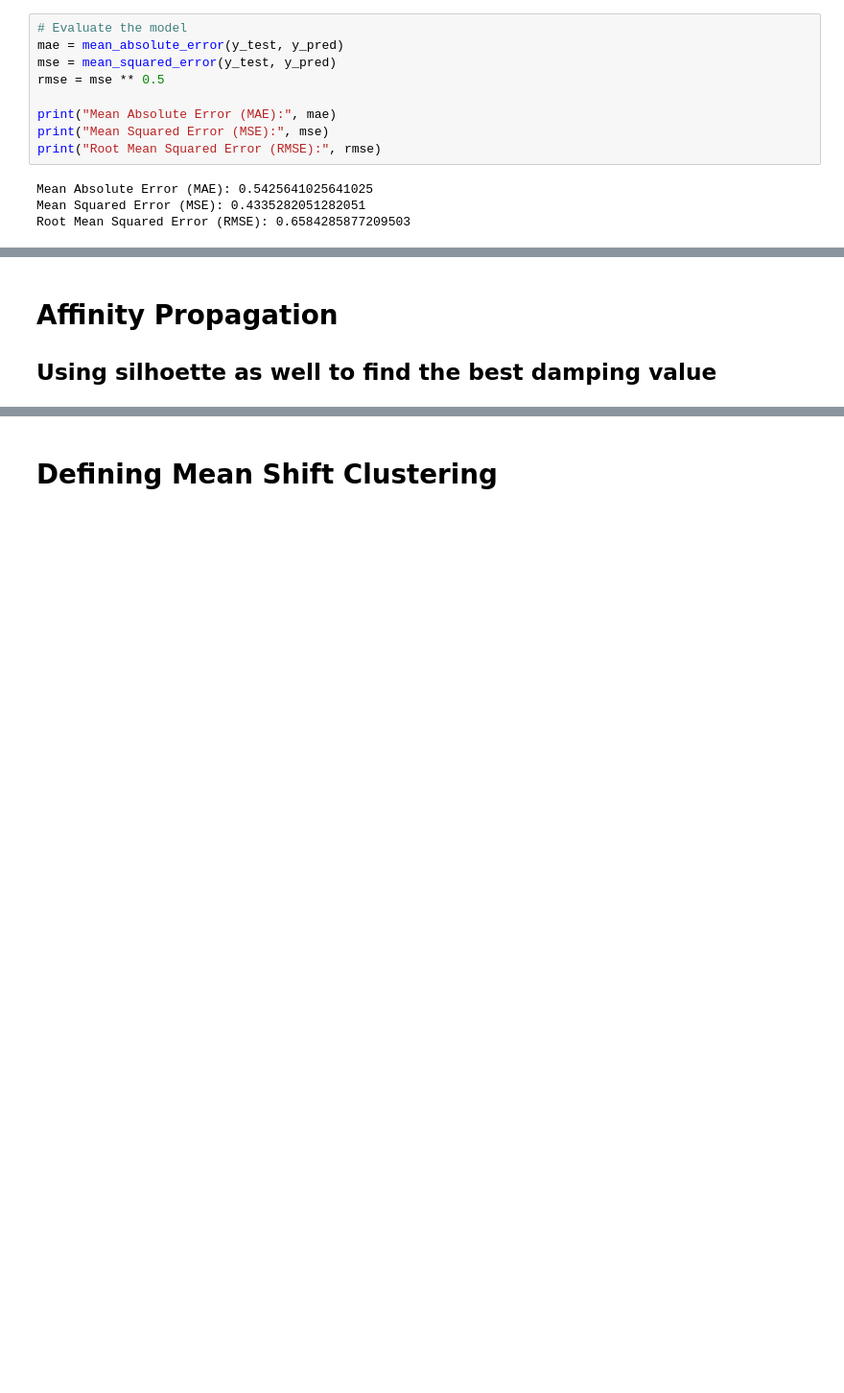
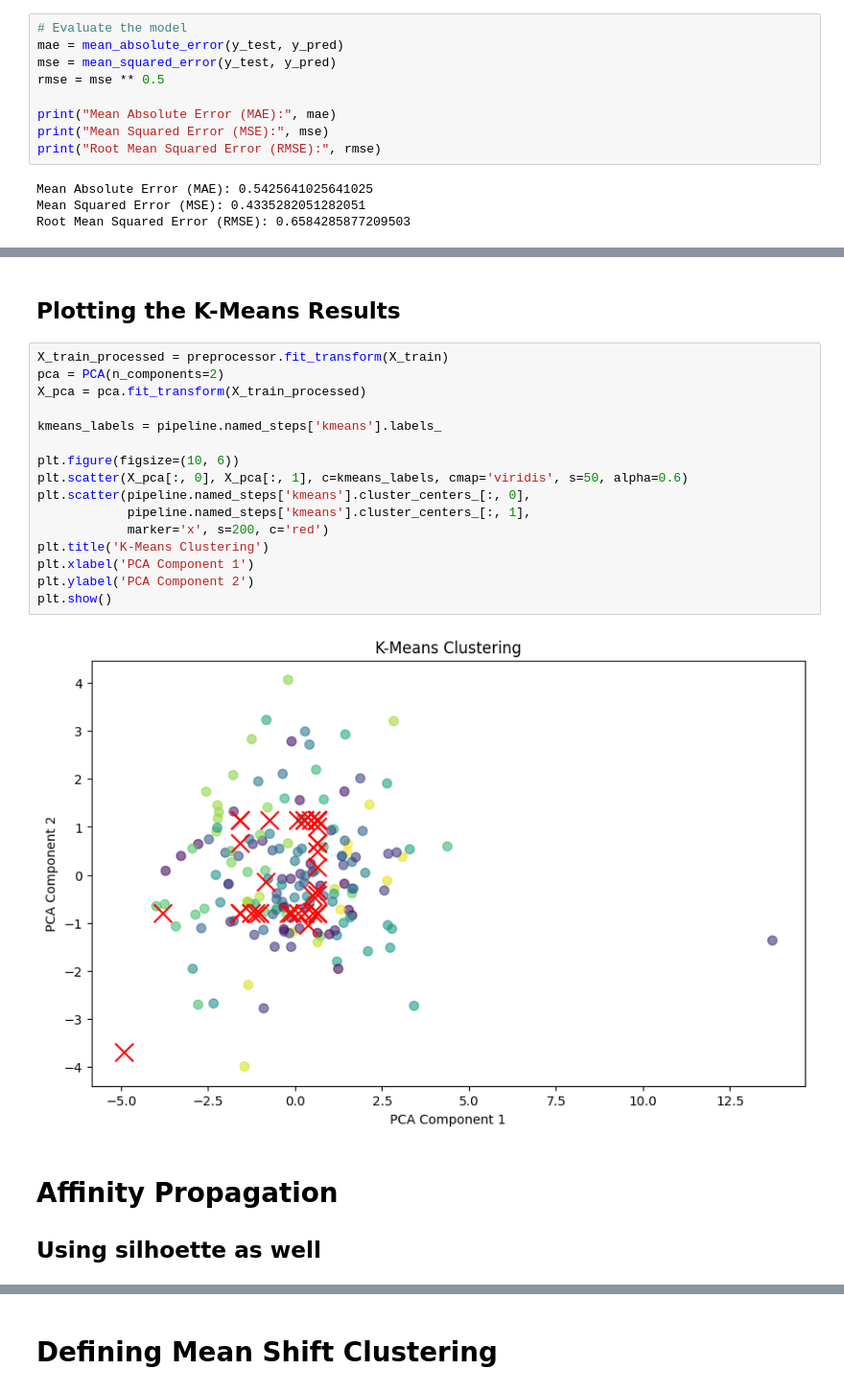
Before and after one commit to dnllzc/mldm-project, a Jupyter notebook: notebook3f2d4297f9.ipynb, the cells around one changed output, grey strips where cells are left out. Shown at 96% size. Drawn from its saved outputs; the diff is of its cells as text; blank space fills up the shorter version.

```diff
--- a/notebook3f2d4297f9.ipynb
+++ b/notebook3f2d4297f9.ipynb
@@ -147,6 +178,26 @@ Root Mean Squared Error (RMSE): 0.6584285877209503
+# %% [markdown]
+## Plotting the K-Means Results
+# %%
+X_train_processed = preprocessor.fit_transform(X_train)
+pca = PCA(n_components=2)
+X_pca = pca.fit_transform(X_train_processed)
+
+kmeans_labels = pipeline.named_steps['kmeans'].labels_
+
+plt.figure(figsize=(10, 6))
+plt.scatter(X_pca[:, 0], X_pca[:, 1], c=kmeans_labels, cmap='viridis', s=50, alpha=0.6)
+plt.scatter(pipeline.named_steps['kmeans'].cluster_centers_[:, 0],
+            pipeline.named_steps['kmeans'].cluster_centers_[:, 1],
+            marker='x', s=200, c='red')
+plt.title('K-Means Clustering')
+plt.xlabel('PCA Component 1')
+plt.ylabel('PCA Component 2')
+plt.show()
+# %% [output]
+[figure, added]
 # %% [markdown]
 # Affinity Propagation
-## Using silhoette as well to find the best damping value
+## Using silhoette as well
 # %%
 X_train_processed = preprocessor.fit_transform(X_train)
 X_test_processed = preprocessor.fit_transform(X_test)
```
Also changed, not shown: parts of 9 cells of this notebook.
